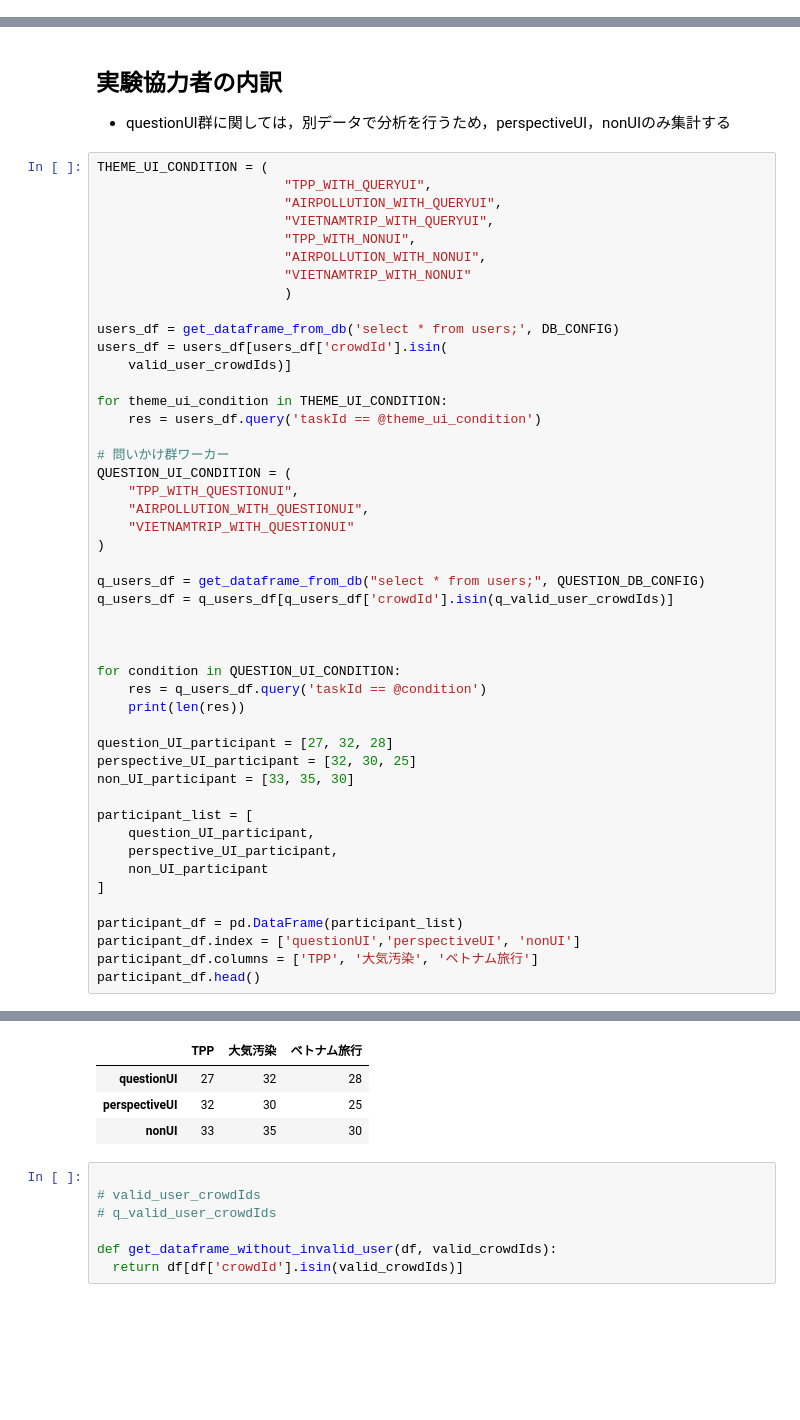
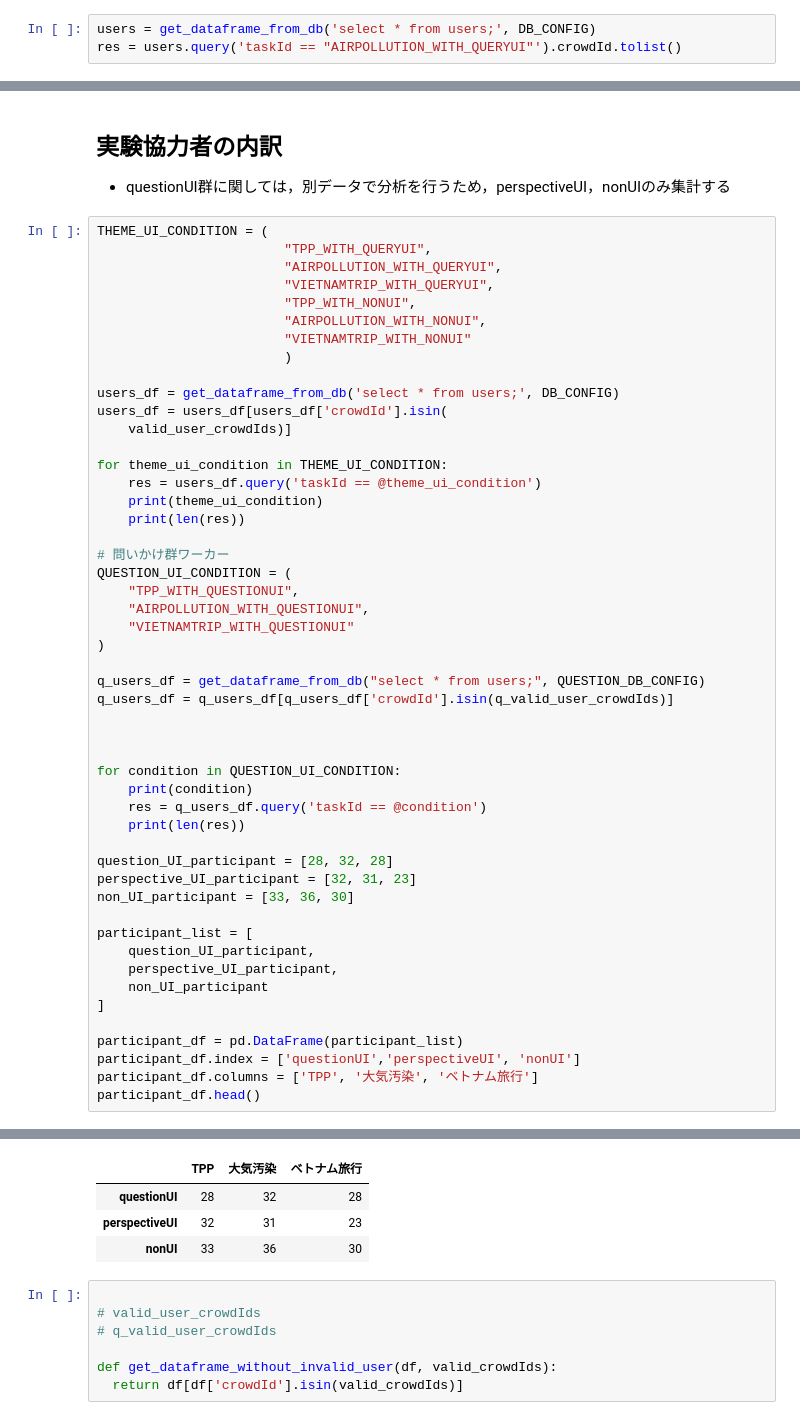
Before and after one commit to oxyu8/q-analysis, a Jupyter notebook: main.ipynb, the cells around one changed output, grey strips where cells are left out. Drawn from its saved outputs; the diff is of its cells as text; blank space fills up the shorter version.

```diff
--- a/main.ipynb
+++ b/main.ipynb
@@ -90,6 +88,9 @@ def convert_csv_to_array(csv_path):
 def convert_singleArray_to_dataframe(array, columnName):
   df = pd.DataFrame(array, columns=[columnName],)
   return df
+# %%
+users = get_dataframe_from_db('select * from users;', DB_CONFIG)
+res = users.query('taskId == "AIRPOLLUTION_WITH_QUERYUI"').crowdId.tolist()
 # %% [markdown]
 ## 分析対象とする実験協力者
 
@@ -268,6 +309,8 @@ users_df = users_df[users_df['crowdId'].isin(
 
 for theme_ui_condition in THEME_UI_CONDITION:
     res = users_df.query('taskId == @theme_ui_condition')
+    print(theme_ui_condition)
+    print(len(res))
 
 # 問いかけ群ワーカー
 QUESTION_UI_CONDITION = (
@@ -282,12 +325,13 @@ q_users_df = q_users_df[q_users_df['crowdId'].isin(q_valid_user_crowdIds)]
 
 
 for condition in QUESTION_UI_CONDITION:
+    print(condition)
     res = q_users_df.query('taskId == @condition')
     print(len(res))
 
-question_UI_participant = [27, 32, 28]
-perspective_UI_participant = [32, 30, 25]
-non_UI_participant = [33, 35, 30]
+question_UI_participant = [28, 32, 28]
+perspective_UI_participant = [32, 31, 23]
+non_UI_participant = [33, 36, 30]
 
 participant_list = [
     question_UI_participant,
@@ -306,7 +365,7 @@ participant_df.head()
 |  | TPP | 大気汚染 | ベトナム旅行 |
-| questionUI | 27 | 32 | 28 |
-| perspectiveUI | 32 | 30 | 25 |
-| nonUI | 33 | 35 | 30 |
+| questionUI | 28 | 32 | 28 |
+| perspectiveUI | 32 | 31 | 23 |
+| nonUI | 33 | 36 | 30 |
 # %%
 
 # valid_user_crowdIds
```
Also changed, not shown: parts of 13 cells of this notebook.
